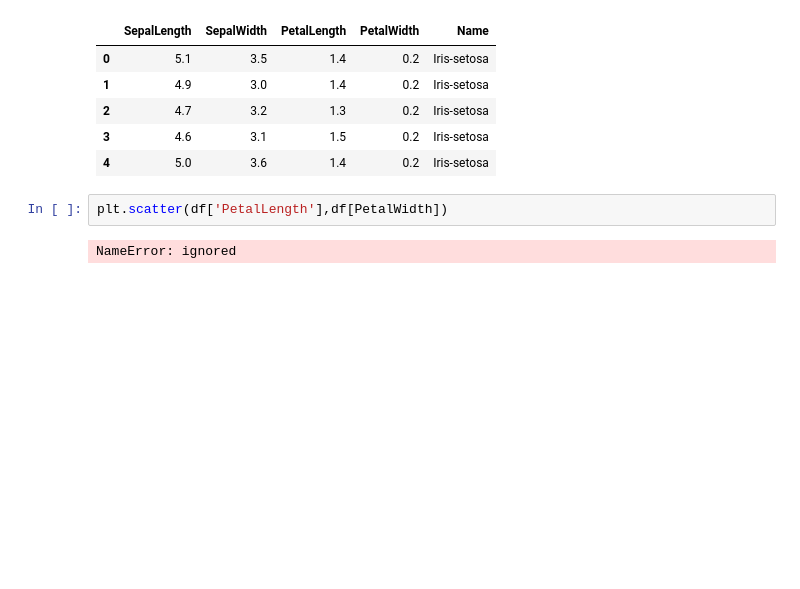
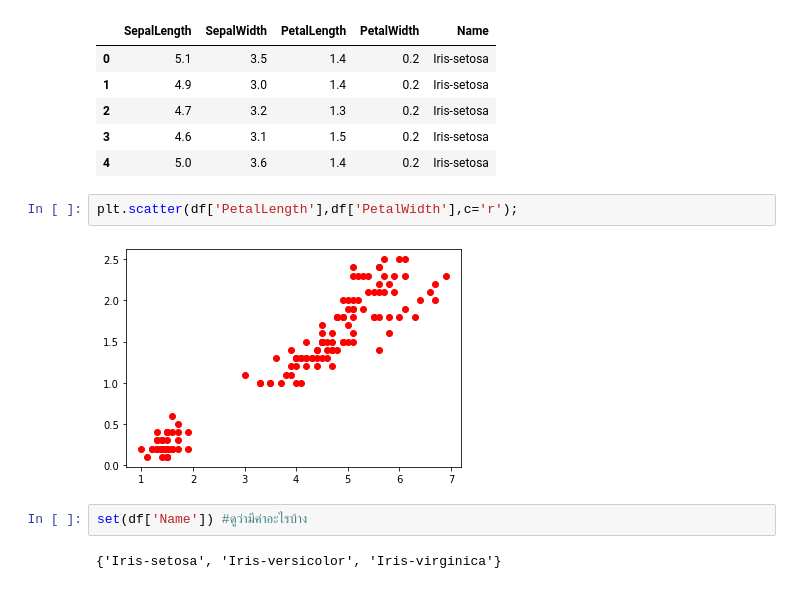
Before and after one commit to Patsee/data_viz, a Jupyter notebook: Visualize_Data_Distribution_(02).ipynb, the cells around one changed output. Saved outputs shown, nothing was run; the diff lists cells and outputs as text; blank space fills up the shorter version.

```diff
--- a/Visualize_Data_Distribution_(02).ipynb
+++ b/Visualize_Data_Distribution_(02).ipynb
@@ -21,6 +20,10 @@ df.head()
 | 3 | 4.6 | 3.1 | 1.5 | 0.2 | Iris-setosa |
 | 4 | 5.0 | 3.6 | 1.4 | 0.2 | Iris-setosa |
 # %%
-plt.scatter(df['PetalLength'],df[PetalWidth])
+plt.scatter(df['PetalLength'],df['PetalWidth'],c='r');
 # %% [output]
-NameError: ignored
+[figure, added]
+# %%
+set(df['Name']) #ดูว่ามีค่าอะไรบ้าง
+# %% [output]
+{'Iris-setosa', 'Iris-versicolor', 'Iris-virginica'}
```
Also changed, not shown: parts of 7 cells of this notebook.
